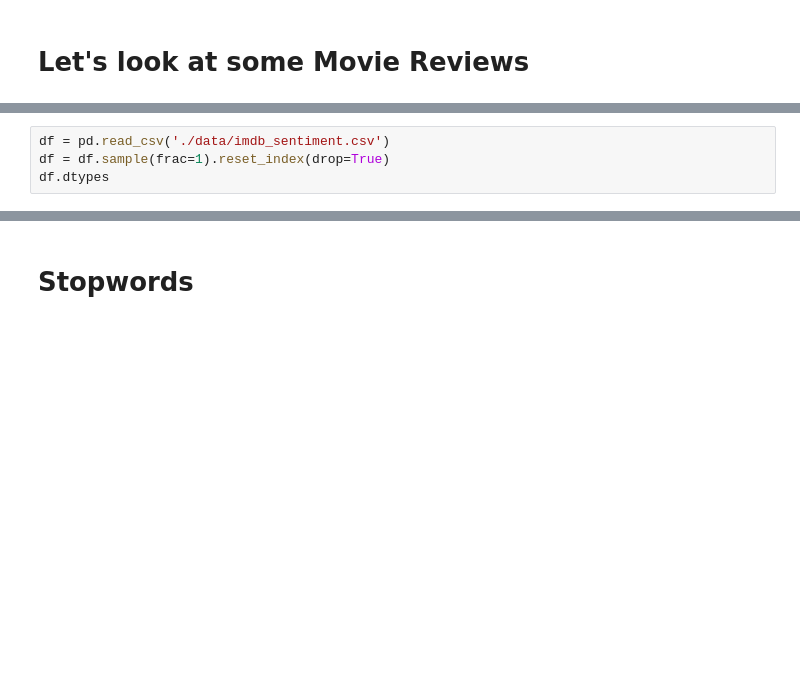
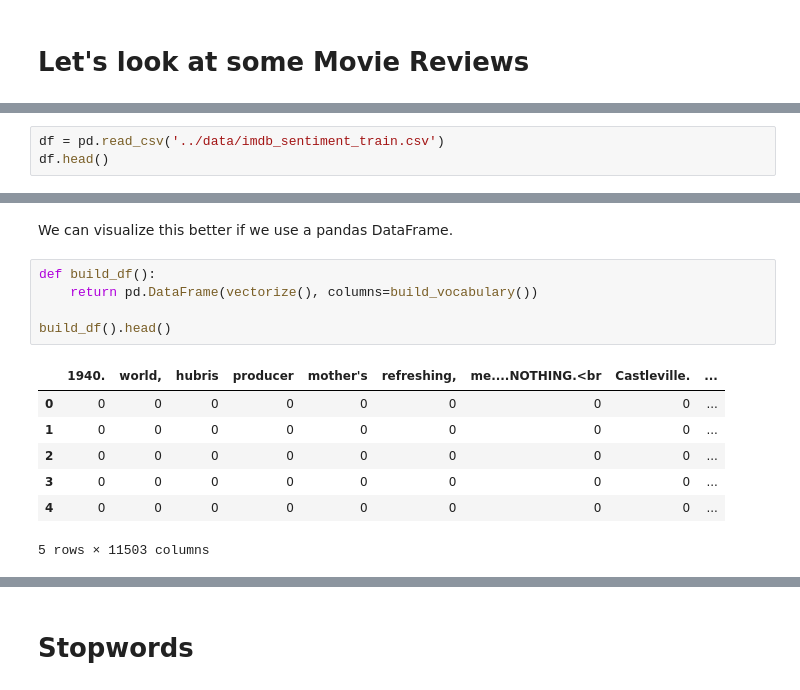
Before and after one commit to CatarinaSilva/data-science-text-class, a Jupyter notebook: batch2-BLU07/Learning Notebooks/BLU 7 Part II.ipynb, the cells around one changed output, grey strips where cells are left out. Drawn from its saved outputs; the diff is of its cells as text; blank space fills up the shorter version.

```diff
--- a/batch2-BLU07/Learning Notebooks/BLU 7 Part II.ipynb
+++ b/batch2-BLU07/Learning Notebooks/BLU 7 Part II.ipynb
@@ -21,5 +28,4 @@ from sklearn.base import TransformerMixin
 # %%
-df = pd.read_csv('./data/imdb_sentiment.csv')
-df = df.sample(frac=1).reset_index(drop=True)
-df.dtypes
+df = pd.read_csv('../data/imdb_sentiment_train.csv')
+df.head()
 # %% [output]
@@ -44,0 +119,15 @@ train_df, validation_df = train_test_split(df, test_size=0.2, random_state=42)
+# %% [markdown]
+We can visualize this better if we use a pandas DataFrame.
+# %%
+def build_df():
+    return pd.DataFrame(vectorize(), columns=build_vocabulary())
+
+build_df().head()
+# %% [output]
+|  | 1940. | world, | hubris | producer | mother's | refreshing, | me....NOTHING.<br | Castleville. | ... |
+| 0 | 0 | 0 | 0 | 0 | 0 | 0 | 0 | 0 | ... |
+| 1 | 0 | 0 | 0 | 0 | 0 | 0 | 0 | 0 | ... |
+| 2 | 0 | 0 | 0 | 0 | 0 | 0 | 0 | 0 | ... |
+| 3 | 0 | 0 | 0 | 0 | 0 | 0 | 0 | 0 | ... |
+| 4 | 0 | 0 | 0 | 0 | 0 | 0 | 0 | 0 | ... |
+5 rows × 11503 columns
```
Also changed, not shown: parts of 48 cells of this notebook, 2 other files.
